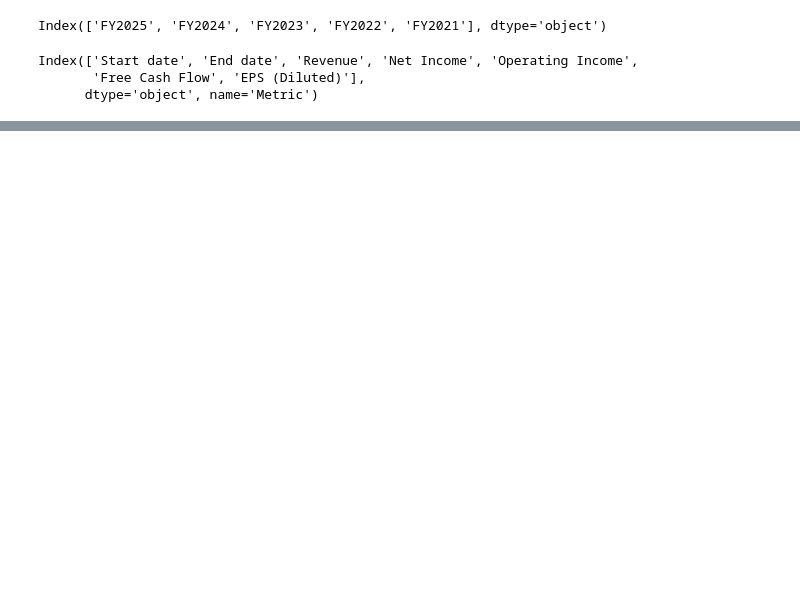
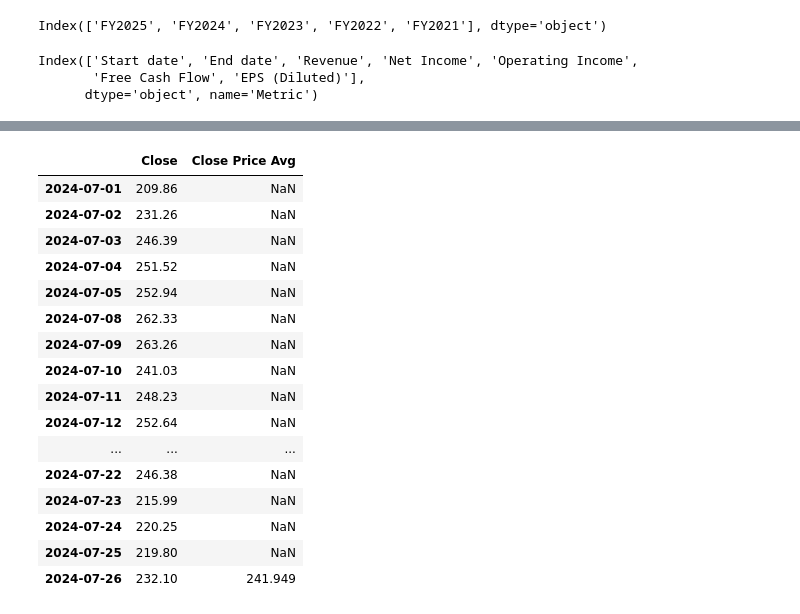
Before and after one commit to GichukiEdwin/Python_Data, a Jupyter notebook: notebooks/stock-prices-time-series-analysis.ipynb, the cells around one changed output, grey strips where cells are left out. Cells and saved outputs as stored; diff of their text form; code cells hidden in the pictures; blank space fills up the shorter version.

```diff
--- a/notebooks/stock-prices-time-series-analysis.ipynb
+++ b/notebooks/stock-prices-time-series-analysis.ipynb
@@ -876,0 +903,20 @@ df7.head(15)
+# %%
+tsla_close_prices[['Close', 'Close Price Avg']].head(20)
+# %% [output]
+|  | Close | Close Price Avg |
+| 2024-07-01 | 209.86 | NaN |
+| 2024-07-02 | 231.26 | NaN |
+| 2024-07-03 | 246.39 | NaN |
+| 2024-07-04 | 251.52 | NaN |
+| 2024-07-05 | 252.94 | NaN |
+| 2024-07-08 | 262.33 | NaN |
+| 2024-07-09 | 263.26 | NaN |
+| 2024-07-10 | 241.03 | NaN |
+| 2024-07-11 | 248.23 | NaN |
+| 2024-07-12 | 252.64 | NaN |
+| ... | ... | ... |
+| 2024-07-22 | 246.38 | NaN |
+| 2024-07-23 | 215.99 | NaN |
+| 2024-07-24 | 220.25 | NaN |
+| 2024-07-25 | 219.80 | NaN |
+| 2024-07-26 | 232.10 | 241.949 |
```
Also changed, not shown: parts of 14 cells of this notebook.
